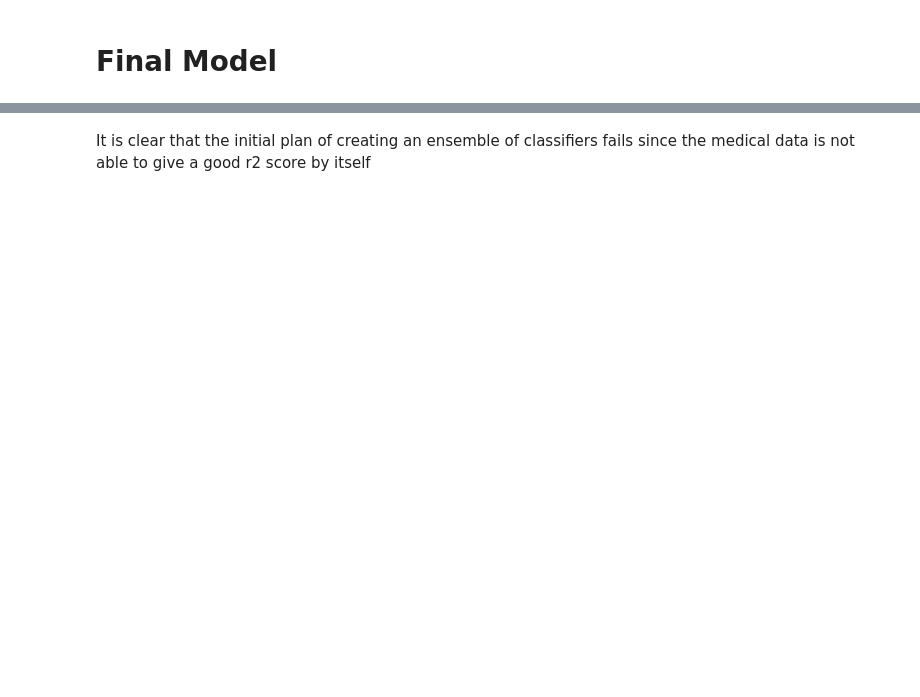
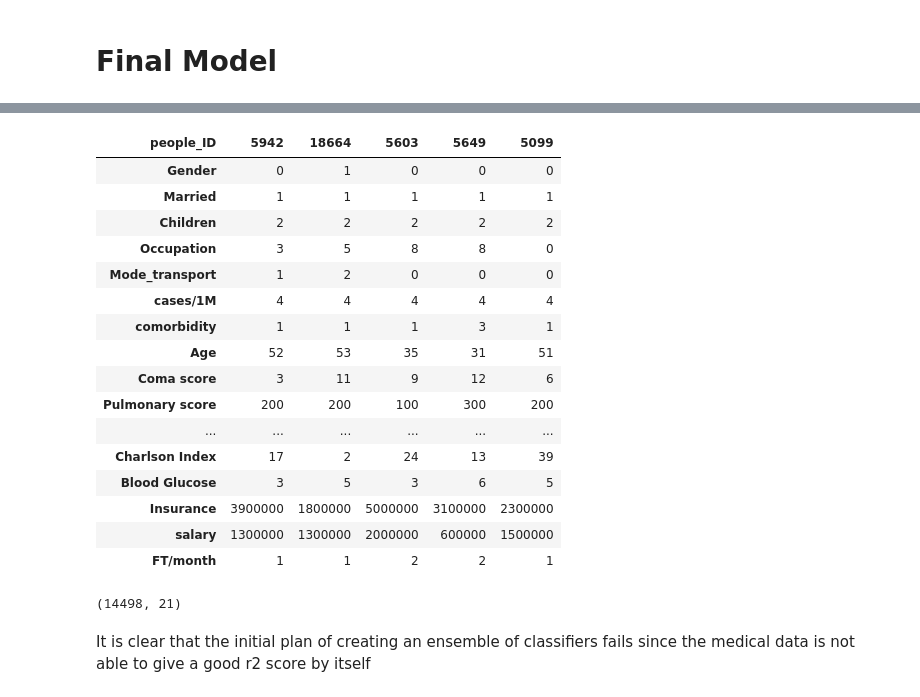
Before and after one commit to aryamansriram/Flipr_Hack, a Jupyter notebook: Flipr_Hack_EDA.ipynb, the cells around one changed output, grey strips where cells are left out. Saved outputs shown, nothing was run; the diff lists cells and outputs as text; code cells hidden in the pictures; blank space fills up the shorter version.

```diff
--- a/Flipr_Hack_EDA.ipynb
+++ b/Flipr_Hack_EDA.ipynb
@@ -951,6 +980,29 @@ df_ps = pd.DataFrame(data_arr)
 df_ps.index = test_df.index
 test_df["Pulmonary score"] = df_ps
 # %%
-test_df_f_p = test_df.drop("Pulmonary score",axis=1)
-test_df_f_p.head()
+#test_df_f_p = test_df.drop("cardiological pressure",axis=1)
+test_df_f_p.head().transpose()
+# %% [output]
+| people_ID | 5942 | 18664 | 5603 | 5649 | 5099 |
+| Gender | 0 | 1 | 0 | 0 | 0 |
+| Married | 1 | 1 | 1 | 1 | 1 |
+| Children | 2 | 2 | 2 | 2 | 2 |
+| Occupation | 3 | 5 | 8 | 8 | 0 |
+| Mode_transport | 1 | 2 | 0 | 0 | 0 |
+| cases/1M | 4 | 4 | 4 | 4 | 4 |
+| comorbidity | 1 | 1 | 1 | 3 | 1 |
+| Age | 52 | 53 | 35 | 31 | 51 |
+| Coma score | 3 | 11 | 9 | 12 | 6 |
+| Pulmonary score | 200 | 200 | 100 | 300 | 200 |
+| ... | ... | ... | ... | ... | ... |
+| Charlson Index | 17 | 2 | 24 | 13 | 39 |
+| Blood Glucose | 3 | 5 | 3 | 6 | 5 |
+| Insurance | 3900000 | 1800000 | 5000000 | 3100000 | 2300000 |
+| salary | 1300000 | 1300000 | 2000000 | 600000 | 1500000 |
+| FT/month | 1 | 1 | 2 | 2 | 1 |
+# %%
+test_df_f_p = test_df_f_p.astype("float")
+test_df_f_p.shape
+# %% [output]
+(14498, 21)
 # %%
```
Also changed, not shown: parts of 41 cells of this notebook, 9 other files.
